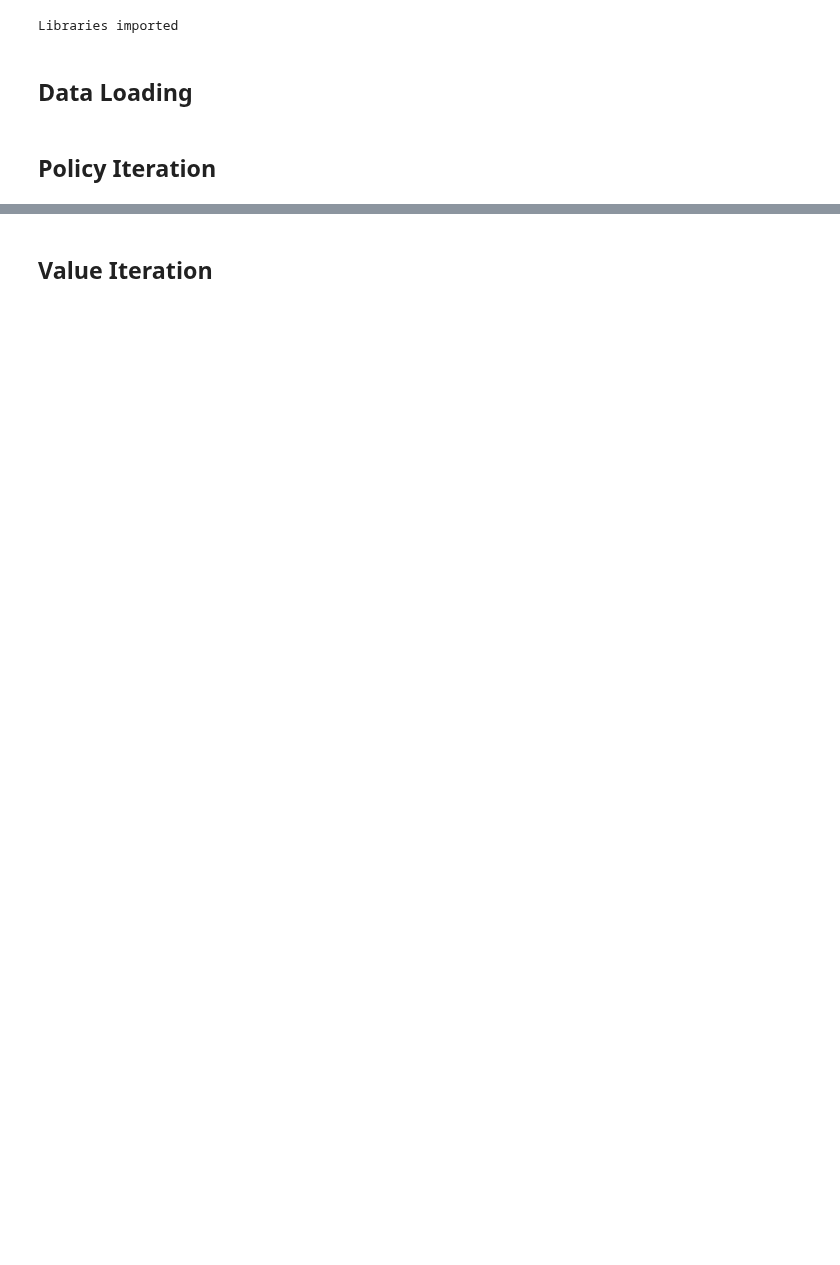
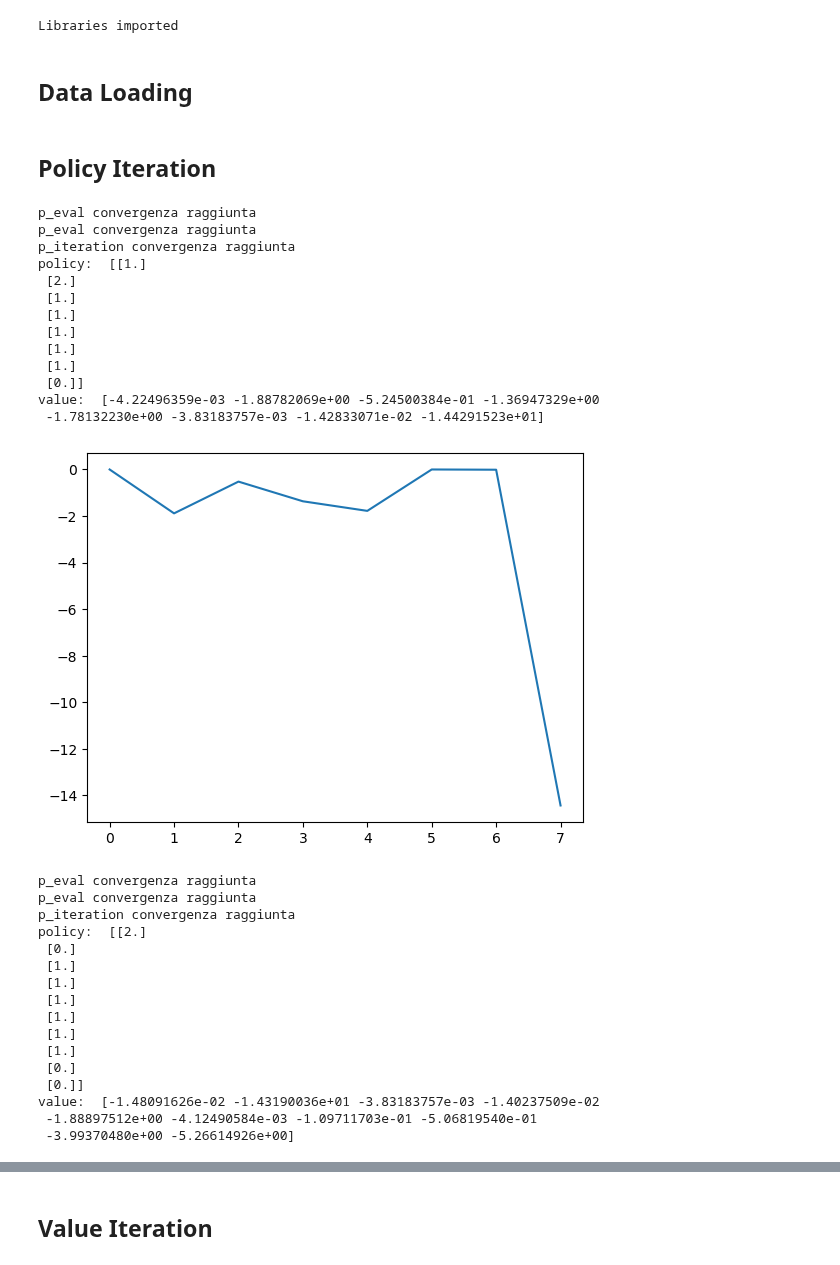
Before and after one commit to edoardorossi1995/Tesi, a Jupyter notebook: policy_algorithms.ipynb, the cells around one changed output, grey strips where cells are left out. Cells and saved outputs as stored; diff of their text form; code cells hidden in the pictures; blank space fills up the shorter version.

```diff
--- a/policy_algorithms.ipynb
+++ b/policy_algorithms.ipynb
@@ -96,9 +96,40 @@ R_group = [R_cluster_8, R_cluster_10, R_cluster_15, R_cluster_22, R_cluster_30]
 # %%
 for T in T_group:
     policy, value = policy_iteration(T=T, R=R_group[T_group.index(T)], gamma=0.99)
     print("policy: ", policy)
     print("value: ", value)
     #plot the best action for each state
-    best_action = np.argmax(R_group[T_group.index(T)], axis=0)
-    plt.plot(best_action)
+    #best_action = np.argmax(R_group[T_group.index(T)], axis=0)
+    plt.plot(value)
     plt.show()
+# %% [output]
+p_eval convergenza raggiunta
+p_eval convergenza raggiunta
+p_iteration convergenza raggiunta
+policy:  [[1.]
+ [2.]
+ [1.]
+ [1.]
+ [1.]
+ [1.]
+ [1.]
+ [0.]]
+value:  [-4.22496359e-03 -1.88782069e+00 -5.24500384e-01 -1.36947329e+00
+ -1.78132230e+00 -3.83183757e-03 -1.42833071e-02 -1.44291523e+01]
+[figure, added]
+p_eval convergenza raggiunta
+p_eval convergenza raggiunta
+p_iteration convergenza raggiunta
+policy:  [[2.]
+ [0.]
+ [1.]
+ [1.]
+ [1.]
+ [1.]
+ [1.]
+ [1.]
+ [0.]
+ [0.]]
+value:  [-1.48091626e-02 -1.43190036e+01 -3.83183757e-03 -1.40237509e-02
+ -1.88897512e+00 -4.12490584e-03 -1.09711703e-01 -5.06819540e-01
+ -3.99370480e+00 -5.26614926e+00]
```
Also changed, not shown: parts of 3 cells of this notebook, 2 other files.
